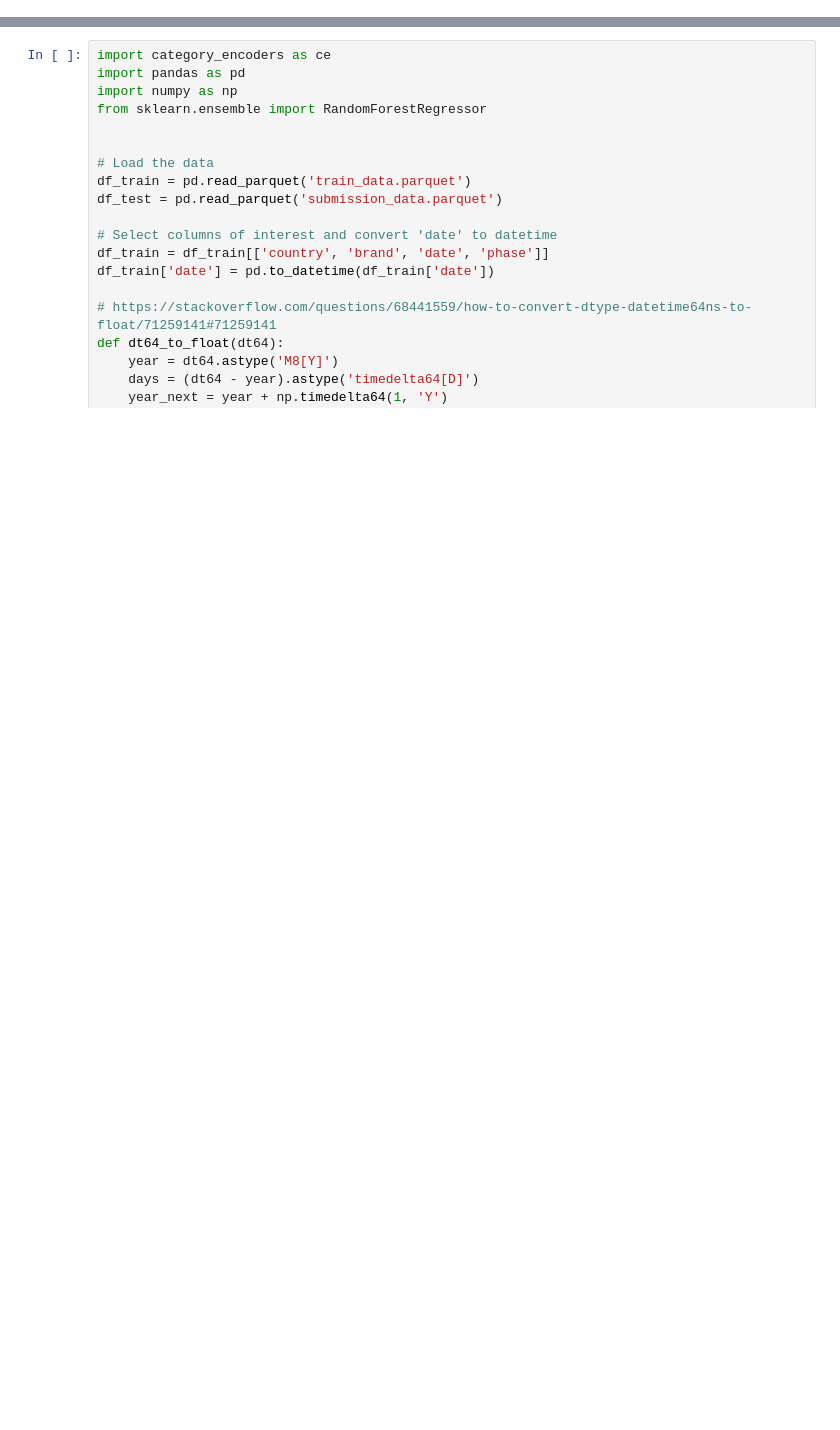
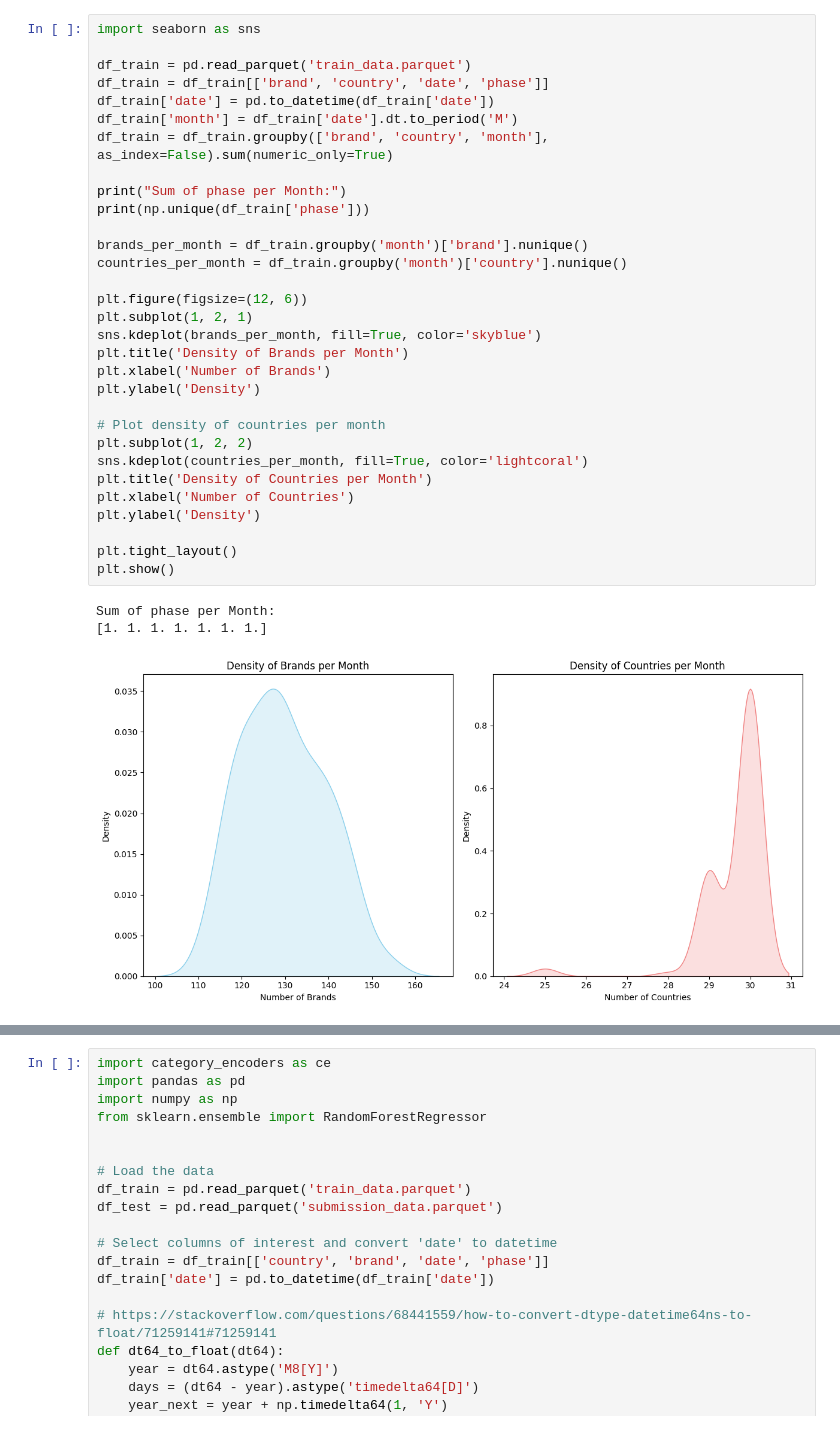
Before and after one commit to guimCC/Novartis_Datathon_2023, a Jupyter notebook: datathon.ipynb, the cells around one changed output, grey strips where cells are left out. Cells and saved outputs as stored; diff of their text form; blank space fills up the shorter version.

```diff
--- a/datathon.ipynb
+++ b/datathon.ipynb
@@ -57,0 +58,35 @@ Successfully installed category_encoders-2.6.3
+# %%
+import seaborn as sns
+
+df_train = pd.read_parquet('train_data.parquet')
+df_train = df_train[['brand', 'country', 'date', 'phase']]
+df_train['date'] = pd.to_datetime(df_train['date'])
+df_train['month'] = df_train['date'].dt.to_period('M')
+df_train = df_train.groupby(['brand', 'country', 'month'], as_index=False).sum(numeric_only=True)
+
+print("Sum of phase per Month:")
+print(np.unique(df_train['phase']))
+
+brands_per_month = df_train.groupby('month')['brand'].nunique()
+countries_per_month = df_train.groupby('month')['country'].nunique()
+
+plt.figure(figsize=(12, 6))
+plt.subplot(1, 2, 1)
+sns.kdeplot(brands_per_month, fill=True, color='skyblue')
+plt.title('Density of Brands per Month')
+plt.xlabel('Number of Brands')
+plt.ylabel('Density')
+
+# Plot density of countries per month
+plt.subplot(1, 2, 2)
+sns.kdeplot(countries_per_month, fill=True, color='lightcoral')
+plt.title('Density of Countries per Month')
+plt.xlabel('Number of Countries')
+plt.ylabel('Density')
+
+plt.tight_layout()
+plt.show()
+# %% [output]
+Sum of phase per Month:
+[1. 1. 1. 1. 1. 1. 1.]
+[figure, added]
```
Also changed, not shown: parts of 17 cells of this notebook.
